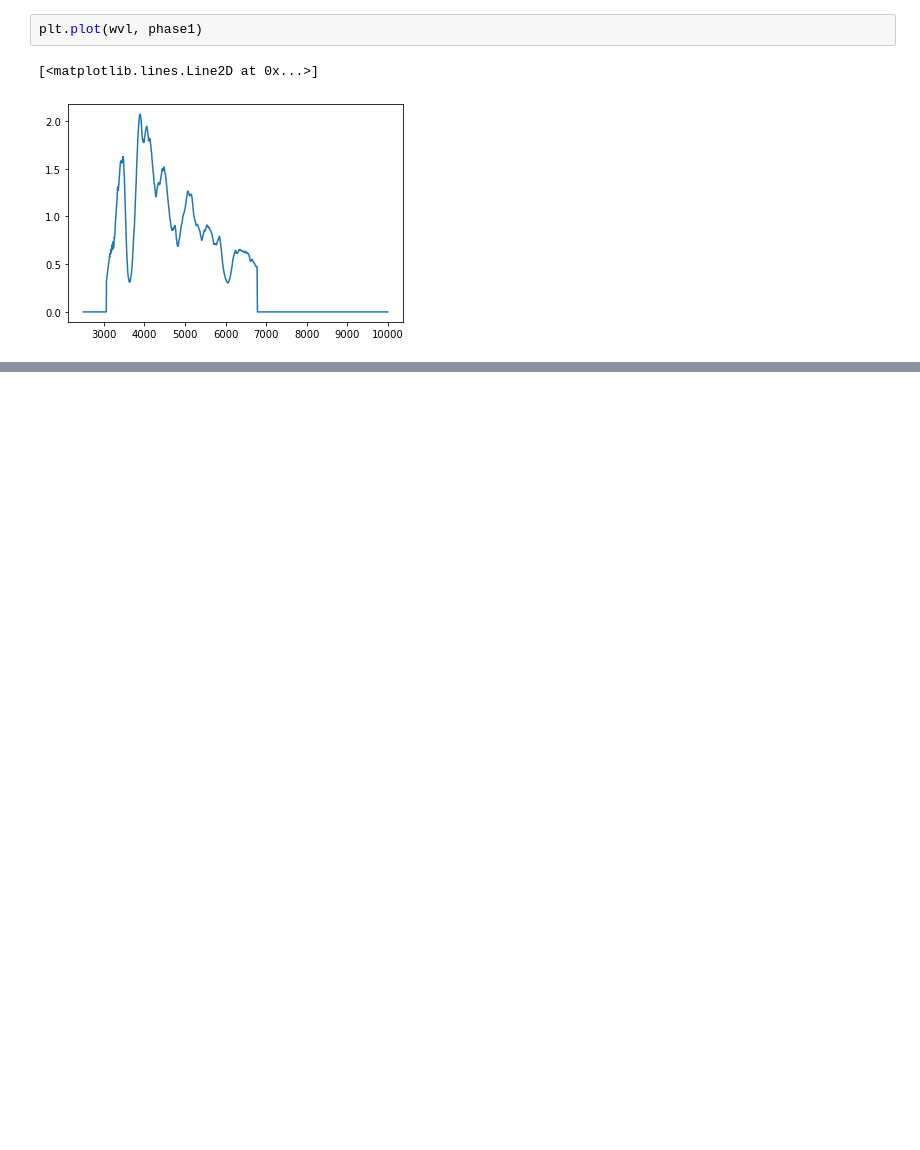
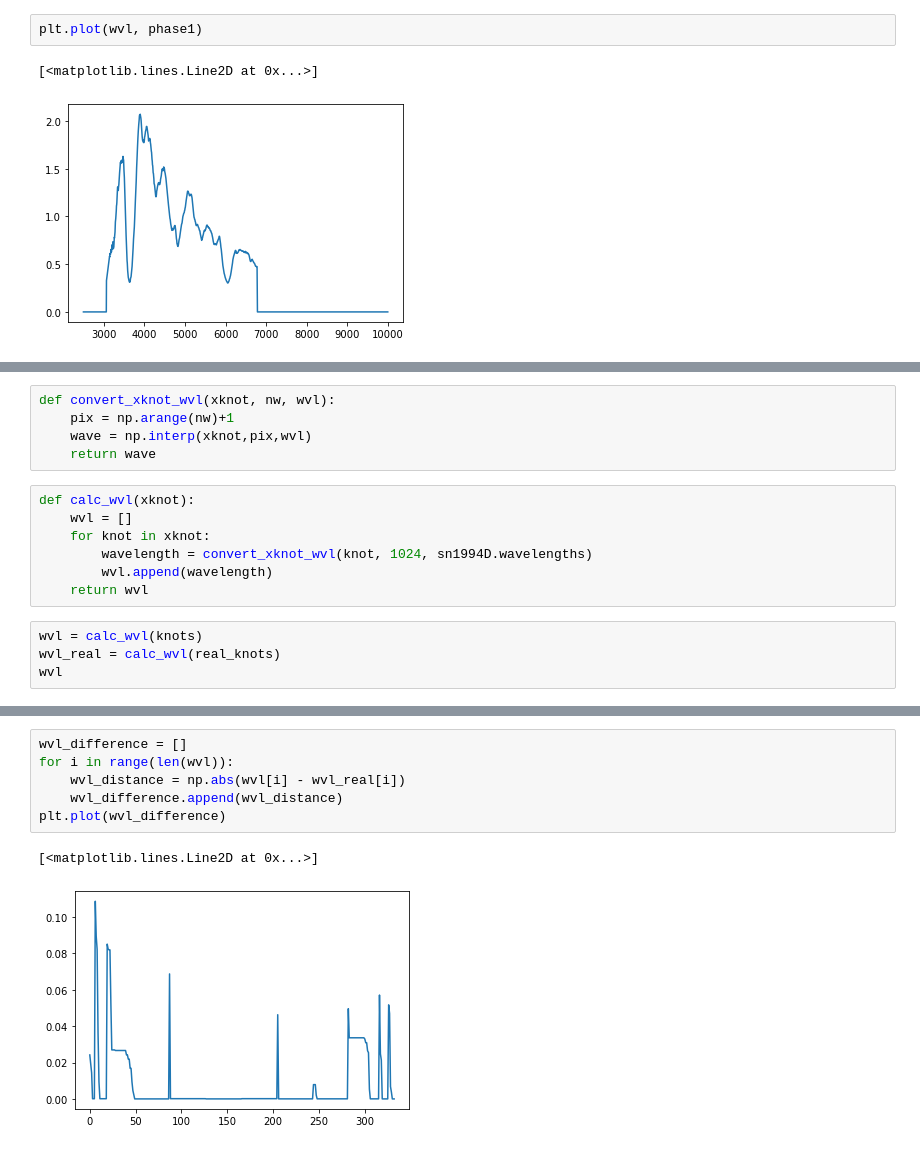
Before and after one commit to nyusngroup/SESNspectraPCA, a Jupyter notebook: code/sn1994D_knots.ipynb, the cells around one changed output, grey strips where cells are left out. Saved outputs shown, nothing was run; the diff lists cells and outputs as text; blank space fills up the shorter version.

```diff
--- a/code/sn1994D_knots.ipynb
+++ b/code/sn1994D_knots.ipynb
@@ -636,0 +201,16 @@ plt.plot(wvl, phase1)
+# %%
+def convert_xknot_wvl(xknot, nw, wvl):
+    pix = np.arange(nw)+1
+    wave = np.interp(xknot,pix,wvl)
+    return wave
+# %%
+def calc_wvl(xknot):
+    wvl = []
+    for knot in xknot:
+        wavelength = convert_xknot_wvl(knot, 1024, sn1994D.wavelengths)
+        wvl.append(wavelength)
+    return wvl
+# %%
+wvl = calc_wvl(knots)
+wvl_real = calc_wvl(real_knots)
+wvl
@@ -636,0 +235,9 @@ plt.plot(wvl, phase1)
+# %%
+wvl_difference = []
+for i in range(len(wvl)):
+    wvl_distance = np.abs(wvl[i] - wvl_real[i])
+    wvl_difference.append(wvl_distance)
+plt.plot(wvl_difference)
+# %% [output]
+[<matplotlib.lines.Line2D at 0x...>]
+[figure, added]
```
Also changed, not shown: parts of 53 cells of this notebook.
